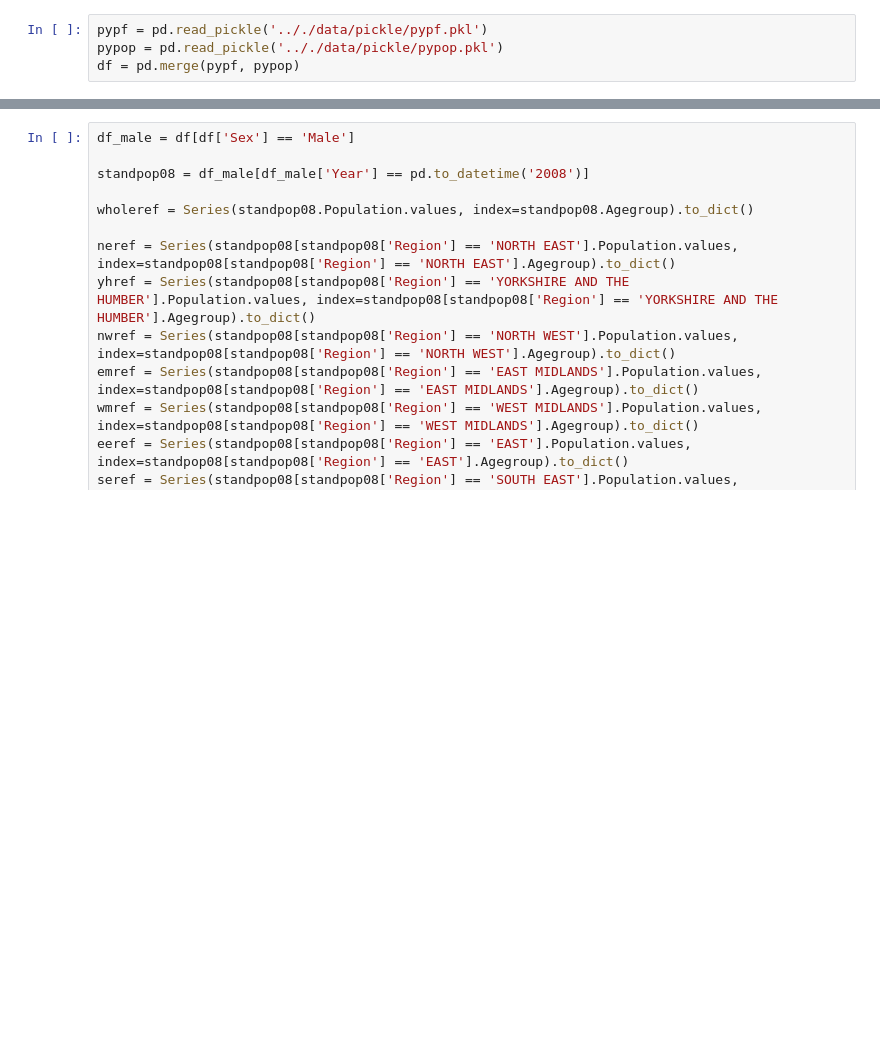
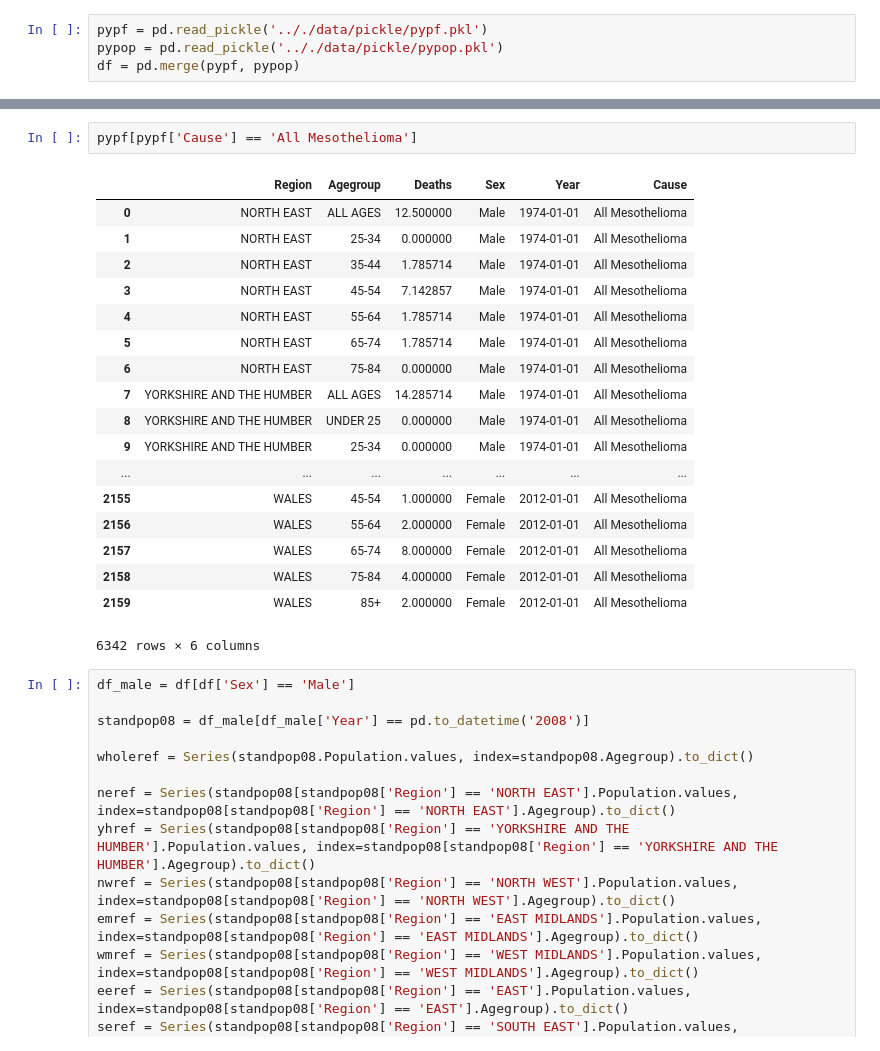
Before and after one commit to drcjar/pypf, a Jupyter notebook: notebooks/pypf_prep.ipynb, the cells around one changed output, grey strips where cells are left out. Drawn from its saved outputs; the diff is of its cells as text; blank space fills up the shorter version.

```diff
--- a/notebooks/pypf_prep.ipynb
+++ b/notebooks/pypf_prep.ipynb
@@ -11,3 +24,24 @@ df = pd.merge(pypf, pypop)
+# %%
+pypf[pypf['Cause'] == 'All Mesothelioma']
+# %% [output]
+|  | Region | Agegroup | Deaths | Sex | Year | Cause |
+| 0 | NORTH EAST | ALL AGES | 12.500000 | Male | 1974-01-01 | All Mesothelioma |
+| 1 | NORTH EAST | 25-34 | 0.000000 | Male | 1974-01-01 | All Mesothelioma |
+| 2 | NORTH EAST | 35-44 | 1.785714 | Male | 1974-01-01 | All Mesothelioma |
+| 3 | NORTH EAST | 45-54 | 7.142857 | Male | 1974-01-01 | All Mesothelioma |
+| 4 | NORTH EAST | 55-64 | 1.785714 | Male | 1974-01-01 | All Mesothelioma |
+| 5 | NORTH EAST | 65-74 | 1.785714 | Male | 1974-01-01 | All Mesothelioma |
+| 6 | NORTH EAST | 75-84 | 0.000000 | Male | 1974-01-01 | All Mesothelioma |
+| 7 | YORKSHIRE AND THE HUMBER | ALL AGES | 14.285714 | Male | 1974-01-01 | All Mesothelioma |
+| 8 | YORKSHIRE AND THE HUMBER | UNDER 25 | 0.000000 | Male | 1974-01-01 | All Mesothelioma |
+| 9 | YORKSHIRE AND THE HUMBER | 25-34 | 0.000000 | Male | 1974-01-01 | All Mesothelioma |
+| ... | ... | ... | ... | ... | ... | ... |
+| 2155 | WALES | 45-54 | 1.000000 | Female | 2012-01-01 | All Mesothelioma |
+| 2156 | WALES | 55-64 | 2.000000 | Female | 2012-01-01 | All Mesothelioma |
+| 2157 | WALES | 65-74 | 8.000000 | Female | 2012-01-01 | All Mesothelioma |
+| 2158 | WALES | 75-84 | 4.000000 | Female | 2012-01-01 | All Mesothelioma |
+| 2159 | WALES | 85+ | 2.000000 | Female | 2012-01-01 | All Mesothelioma |
+6342 rows × 6 columns
 # %%
 df_male = df[df['Sex'] == 'Male']
 
```
Also changed, not shown: parts of 1 cell of this notebook, 5 other files.
